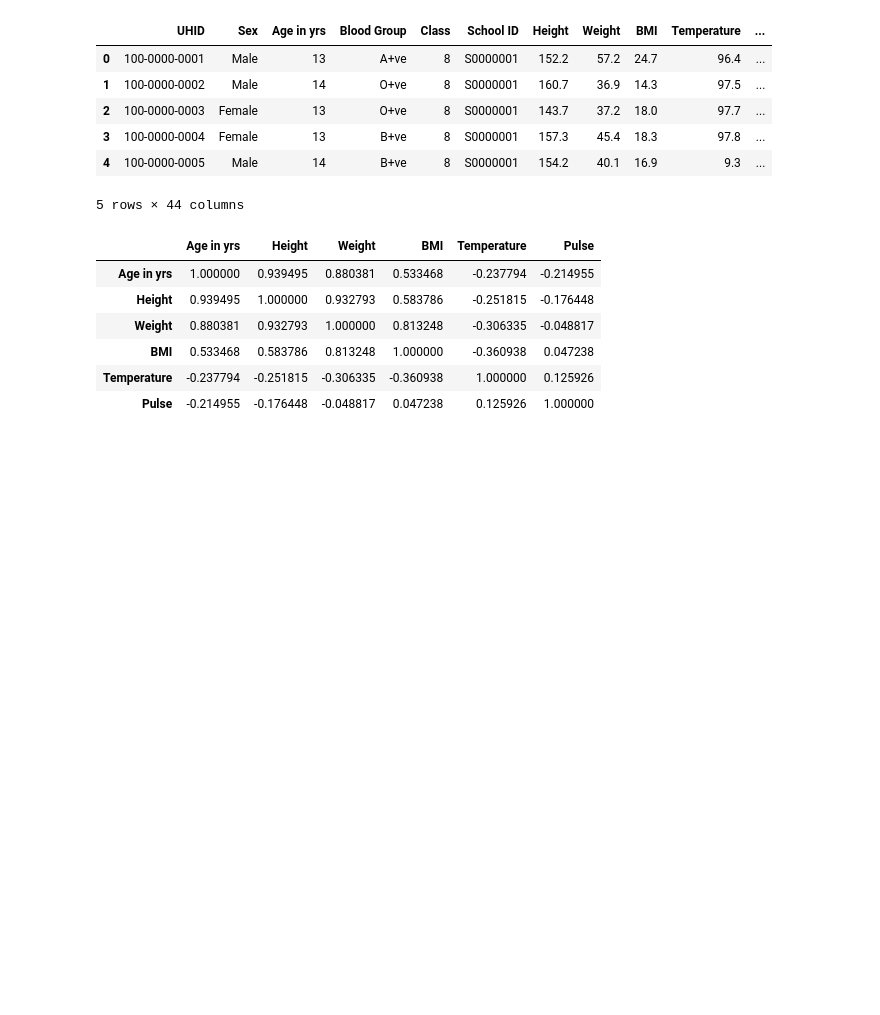
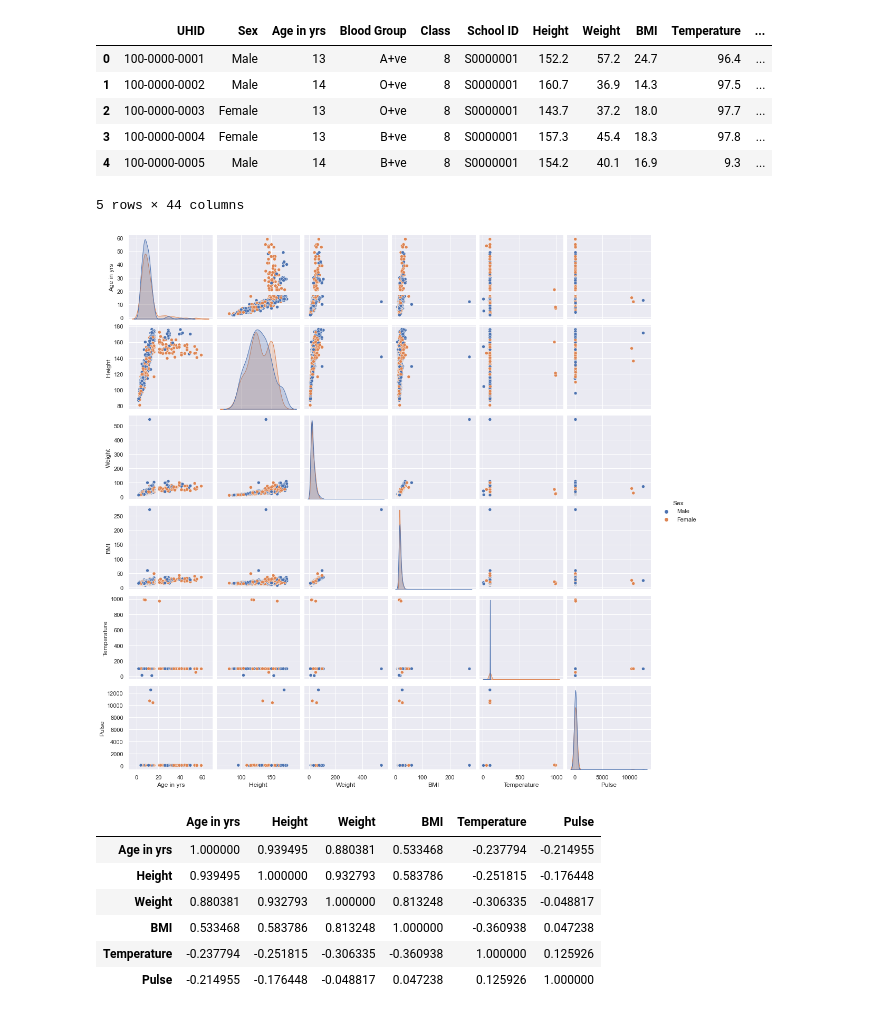
Before and after one commit to prajwal-creator/HealthyKid, a Jupyter notebook: analysis.ipynb, the cells around one changed output. Saved outputs shown, nothing was run; the diff lists cells and outputs as text; code cells hidden in the pictures; blank space fills up the shorter version.

```diff
--- a/analysis.ipynb
+++ b/analysis.ipynb
@@ -124,6 +124,11 @@ data.head()
 | 3 | 100-0000-0004 | Female | 13 | B+ve | 8 | S0000001 | 157.3 | 45.4 | 18.3 | 97.8 | ... |
 | 4 | 100-0000-0005 | Male | 14 | B+ve | 8 | S0000001 | 154.2 | 40.1 | 16.9 | 9.3 | ... |
 5 rows × 44 columns
+# %%
+
+sns.pairplot(data,hue='Sex')
+# %% [output]
+[figure, added]
 # %%
 data.corr(method ='spearman')
 # %% [output]
```
Also changed, not shown: parts of 2 cells of this notebook, 3 other files.
